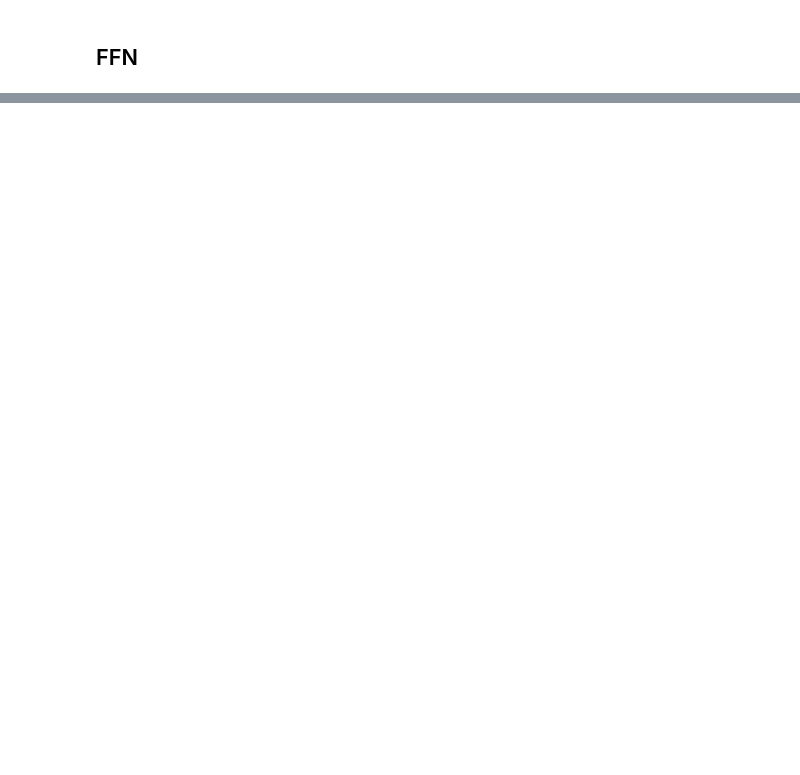
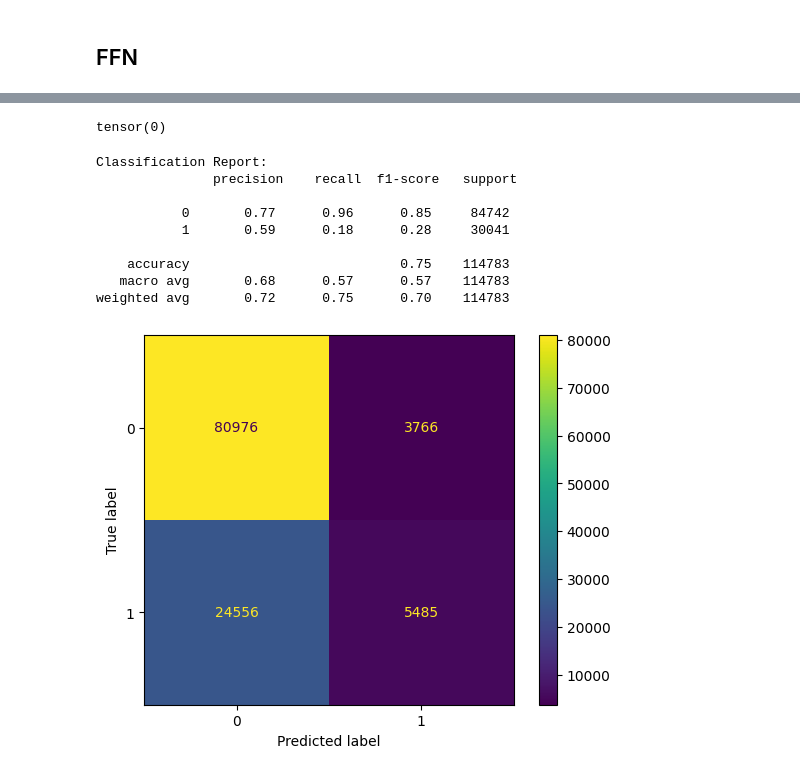
Before and after one commit to SinnnwL/SCIA_2025_GRP8_NLP, a Jupyter notebook: ffn-classifier.ipynb, the cells around one changed output, grey strips where cells are left out. Saved outputs shown, nothing was run; the diff lists cells and outputs as text; code cells hidden in the pictures; blank space fills up the shorter version.

Commit message:
feat : implemented a simple feedforward net using our trained word2vec

```diff
--- a/ffn-classifier.ipynb
+++ b/ffn-classifier.ipynb
@@ -117,7 +118,7 @@ reviews_tensor = torch.tensor(review_vectors, dtype=torch.float32)
 y = torch.tensor(y, dtype=torch.int16)
 
 
-X_train, X_test, y_train, y_test = train_test_split(X_tensor, y_tensor, test_size=0.2, random_state=42)
+X_train, X_test, y_train, y_test = train_test_split(reviews_tensor, y, test_size=0.2, random_state=42)
 
 train_dataset = torch.utils.data.TensorDataset(X_train, y_train)
 test_dataset = torch.utils.data.TensorDataset(X_test, y_test)
@@ -132,10 +133,11 @@ import torch
 import torch.nn as nn
 import torch.optim as optim
 from sklearn.metrics import precision_score, recall_score, f1_score
+import torch.nn.functional as F
 
 
 class FeedForwardNN(nn.Module):
-    def __init__(self, input_size, hidden_size, num_classes):
+    def __init__(self, vocab_size, hidden_dim, num_classes):
         super(FeedForwardNN, self).__init__()
         self.fc1 = nn.Linear(vocab_size, hidden_dim*2)
         self.dropout1 = nn.Dropout(p=0.1)
@@ -145,7 +147,8 @@ class FeedForwardNN(nn.Module):
 
 
     def forward(self, x):
-        out = self.fc1(x)
-        out = self.relu(out)
-        out = self.fc2(out)
-        return out
+        x = F.relu(self.fc1(x))
+        x = self.dropout1(x)
+        x = F.relu(self.fc2(x))
+        x = self.dropout2(x)
+        return self.fc3(x)
@@ -151,0 +226,31 @@ class FeedForwardNN(nn.Module):
+# %%
+spoiler = 'Lyes dies at the end of the movie'
+res = vectorize(spoiler, wv)
+res_tensor = torch.tensor(res, dtype=torch.float32)
+model.eval()
+output = model(res_tensor)
+_, predicted = torch.max(output.data, 0)
+predicted
+# %% [output]
+tensor(0)
+# %%
+y_pred = []
+y_true = []
+for data, labels in test_loader:
+    y_true.extend(labels.tolist())
+    outputs = model(data)
+    _, predicted = torch.max(outputs.data, 1)
+    y_pred.extend(predicted.tolist())
+# %%
+evaluate([0, 1], y_pred, y_true)
+# %% [output]
+Classification Report:
+               precision    recall  f1-score   support
+
+           0       0.77      0.96      0.85     84742
+           1       0.59      0.18      0.28     30041
+
+    accuracy                           0.75    114783
+   macro avg       0.68      0.57      0.57    114783
+weighted avg       0.72      0.75      0.70    114783
+[figure, added]
```
Also changed, not shown: parts of 10 cells of this notebook.
